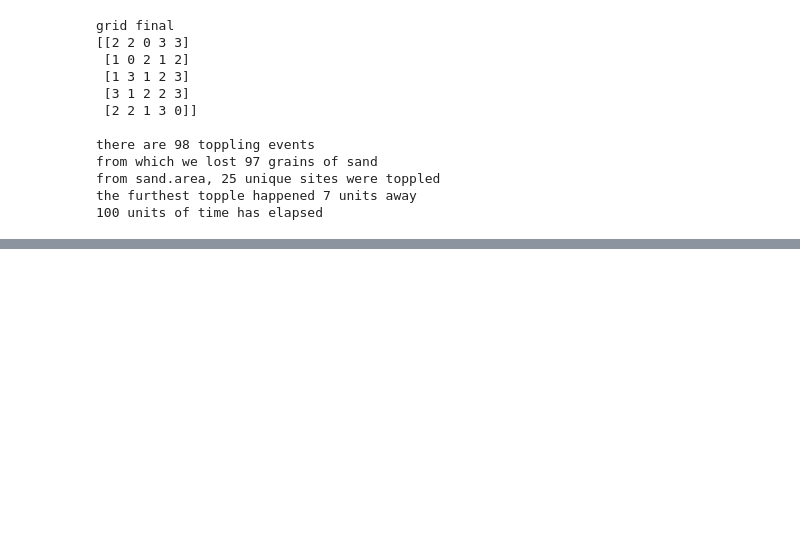
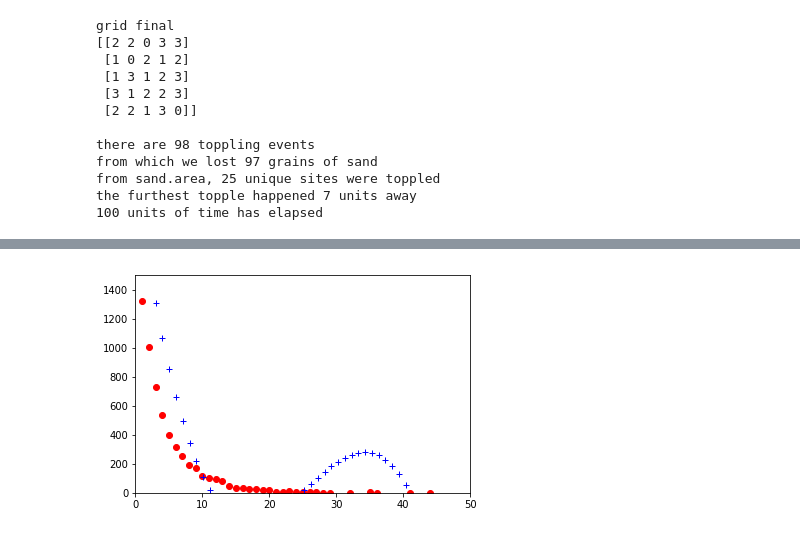
Before and after one commit to AngieTanesha/complex, a Jupyter notebook: Complex Systems.ipynb, the cells around one changed output, grey strips where cells are left out. Saved outputs shown, nothing was run; the diff lists cells and outputs as text; code cells hidden in the pictures; blank space fills up the shorter version.

```diff
--- a/Complex Systems.ipynb
+++ b/Complex Systems.ipynb
@@ -316,0 +290,20 @@ loss
+# %%
+#df[labels[i]] = pandas.DataFrame.from_dict(count, orient='index')
+#print(df)
+x = df.index
+y = df["freq"]
+
+for x1, y1 in zip(x, y):
+    pyplot.plot(x1, y1, 'ro')
+
+z = np.polyfit(x, y, 3)
+f = np.poly1d(z)
+
+
+for x1 in np.linspace(0, 110, 110):
+    pyplot.plot(x1, f(x1), "b+")
+
+pyplot.axis([0, 50, 0, 1500])
+pyplot.show()
+# %% [output]
+[figure, added]
```
Also changed, not shown: parts of 3 cells of this notebook, 4 other files.
